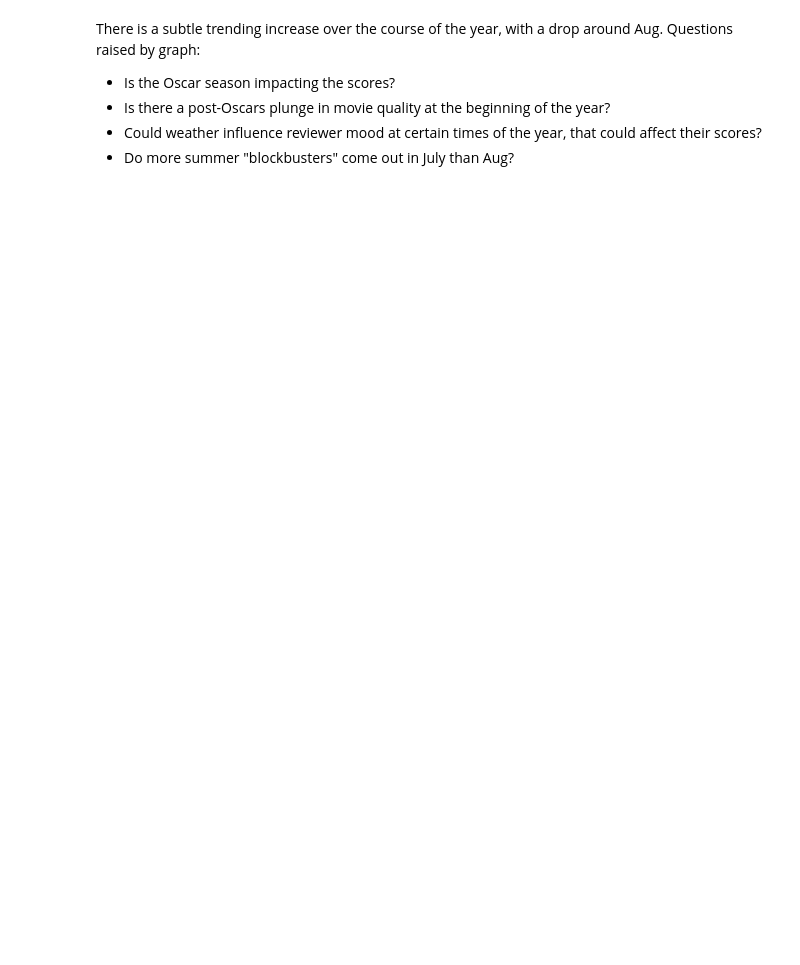
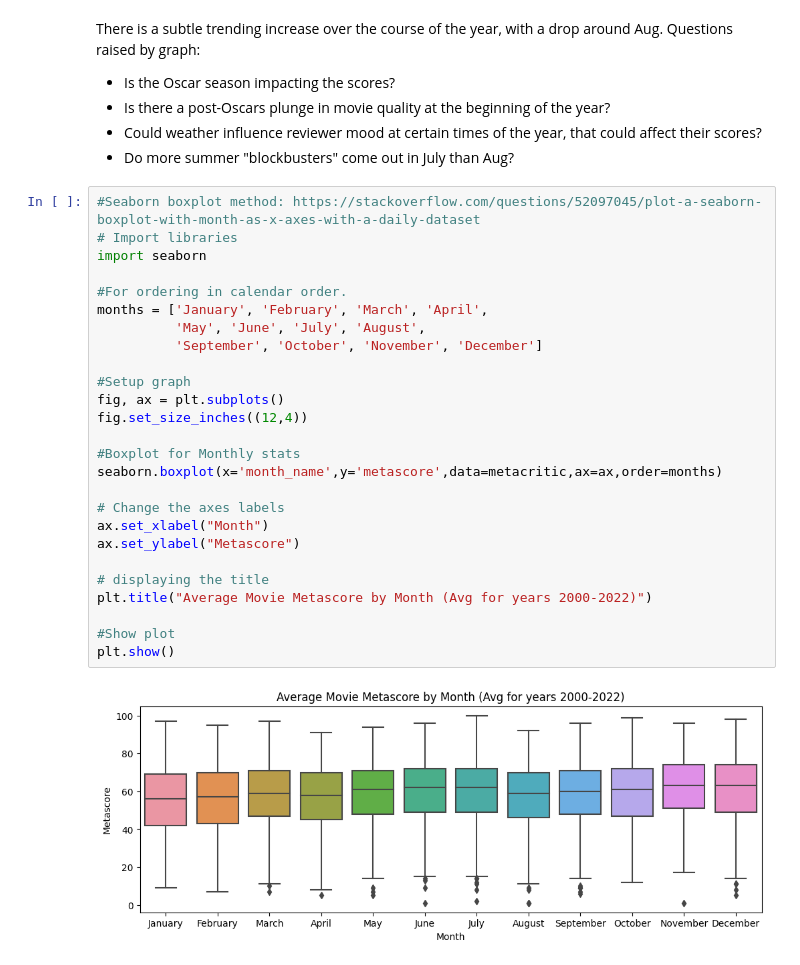
Before and after one commit to stuartketcham/DA320-Midterm, a Jupyter notebook: KetchamStuart-MetacriticGraphs.ipynb, the cells around one changed output. Cells and saved outputs as stored; diff of their text form; blank space fills up the shorter version.

Commit message:
changed over to boxplot

```diff
--- a/KetchamStuart-MetacriticGraphs.ipynb
+++ b/KetchamStuart-MetacriticGraphs.ipynb
@@ -98,3 +75,31 @@ Questions raised by graph:
  - Is there a post-Oscars plunge in movie quality at the beginning of the year?
  - Could weather influence reviewer mood at certain times of the year, that could affect their scores?
  - Do more summer "blockbusters" come out in July than Aug?
+# %%
+#Seaborn boxplot method: https://stackoverflow.com/questions/52097045/plot-a-seaborn-boxplot-with-month-as-x-axes-with-a-daily-dataset
+# Import libraries
+import seaborn
+
+#For ordering in calendar order.
+months = ['January', 'February', 'March', 'April',
+          'May', 'June', 'July', 'August',
+          'September', 'October', 'November', 'December']
+
+#Setup graph
+fig, ax = plt.subplots()
+fig.set_size_inches((12,4))
+
+#Boxplot for Monthly stats
+seaborn.boxplot(x='month_name',y='metascore',data=metacritic,ax=ax,order=months)
+
+# Change the axes labels
+ax.set_xlabel("Month")
+ax.set_ylabel("Metascore")
+
+# displaying the title
+plt.title("Average Movie Metascore by Month (Avg for years 2000-2022)")
+
+#Show plot
+plt.show()
+# %% [output]
+[figure, added]
```
Also changed, not shown: parts of 2 cells of this notebook.
